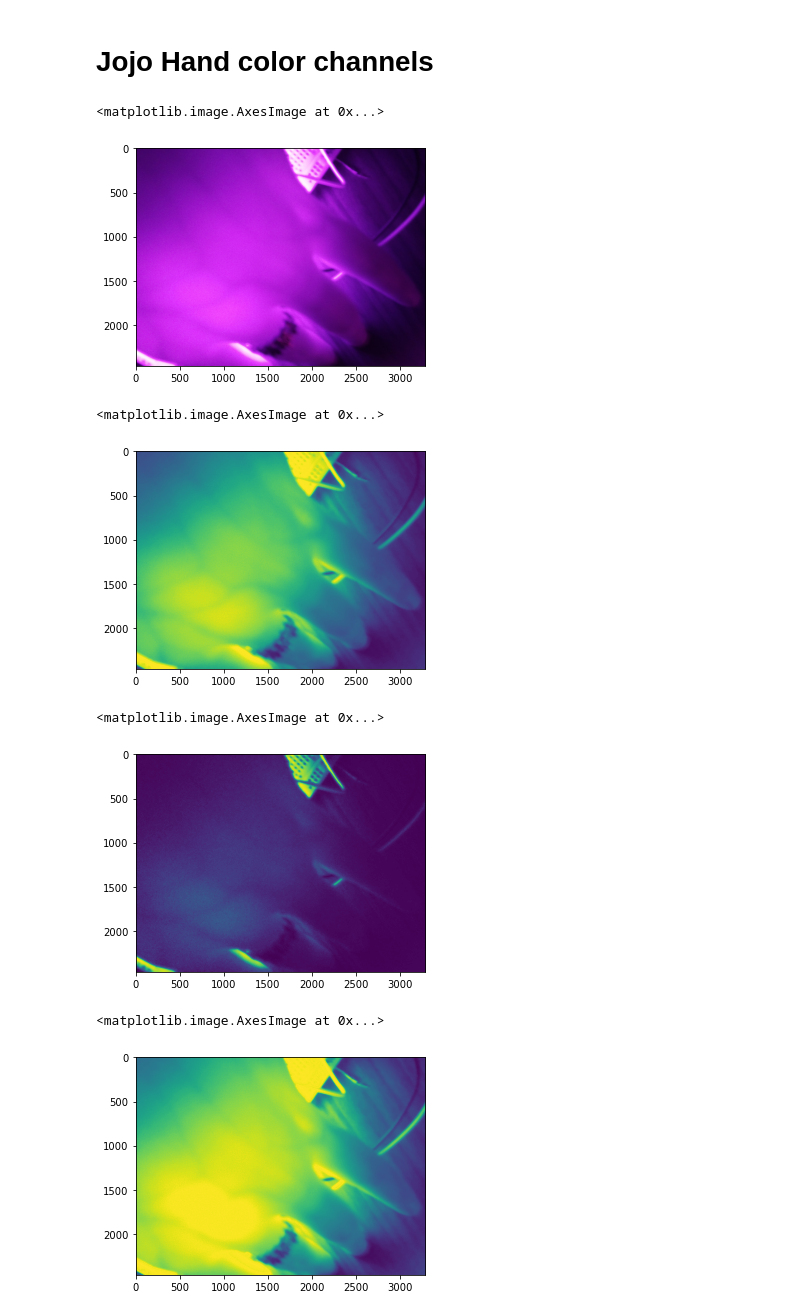
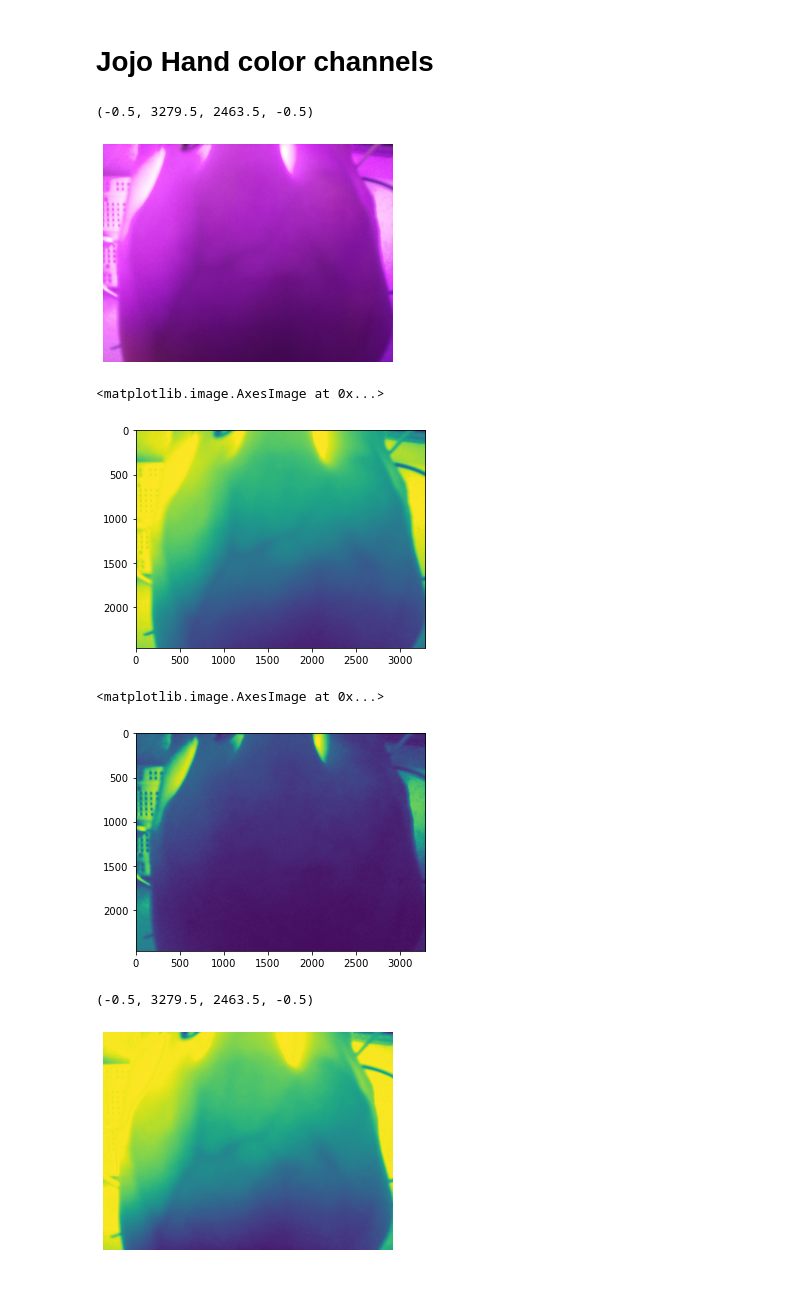
Before and after one commit to Jstambaugh00/BMESeniorDesignTeam7, a Jupyter notebook: UpdatedImageProcessing.ipynb, the cells around one changed output. Saved outputs shown, nothing was run; the diff lists cells and outputs as text; code cells hidden in the pictures; blank space fills up the shorter version.

```diff
--- a/UpdatedImageProcessing.ipynb
+++ b/UpdatedImageProcessing.ipynb
@@ -365,30 +362,32 @@ plt.axis('off')
 # Jojo Hand color channels
 # %%
 # Read Image
-img = plt.imread('jojo4_bottom.jpg')
+img = plt.imread('Joj3.jpg')
 
 plt.imshow(img)
+plt.axis('off')
 # %% [output]
-<matplotlib.image.AxesImage at 0x...>
+(-0.5, 3279.5, 2463.5, -0.5)
-[figure, old version]
+[figure, new version]
 # %%
-img = plt.imread('jojo4_bottom.jpg')
+img = plt.imread('Joj3.jpg')
 red=img[:,:,0]
 plt.imshow(red)
 # %% [output]
 <matplotlib.image.AxesImage at 0x...>
-[figure, old version]
+[figure, new version]
 # %%
-img = plt.imread('jojo4_bottom.jpg')
+img = plt.imread('Joj3.jpg')
 green=img[:,:,1]
 plt.imshow(green)
 # %% [output]
 <matplotlib.image.AxesImage at 0x...>
-[figure, old version]
+[figure, new version]
 # %%
-img = plt.imread('jojo4_bottom.jpg')
+img = plt.imread('Joj3.jpg')
 blue=img[:,:,2]
 plt.imshow(blue)
+plt.axis('off')
 # %% [output]
-<matplotlib.image.AxesImage at 0x...>
+(-0.5, 3279.5, 2463.5, -0.5)
-[figure, old version]
+[figure, new version]
```
Also changed, not shown: parts of 17 cells of this notebook, 13 other files.
